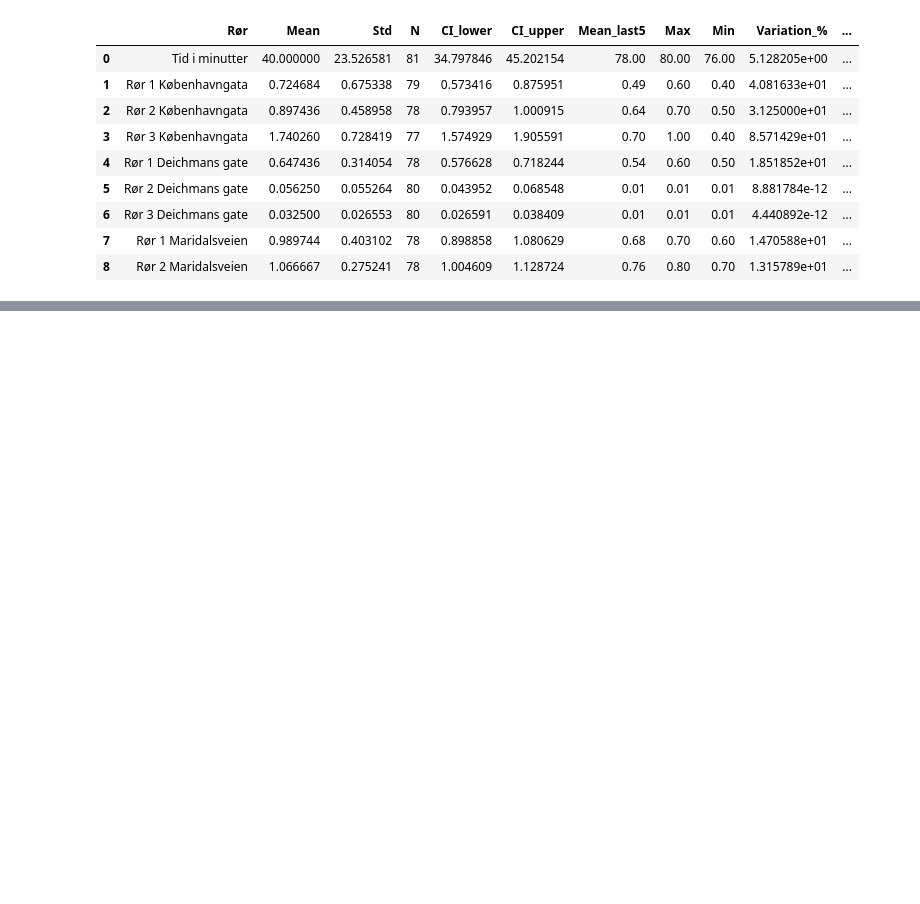
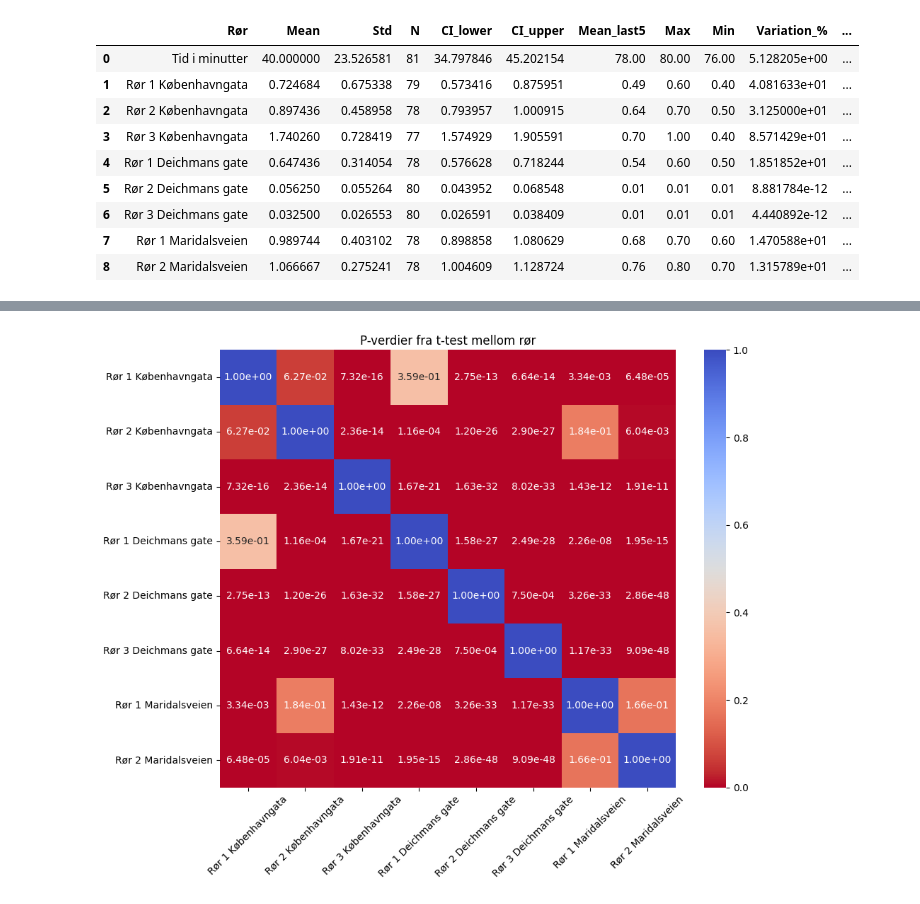
Before and after one commit to jsandtangen/Bachelor, a Jupyter notebook: notebook.ipynb, the cells around one changed output, grey strips where cells are left out. Drawn from its saved outputs; the diff is of its cells as text; code cells hidden in the pictures; blank space fills up the shorter version.

```diff
--- a/notebook.ipynb
+++ b/notebook.ipynb
@@ -241,0 +287,36 @@ Samlet viser resultatene at lavpermeable masser (Deichmans gate) oppnår stabil
+# %%
+import pandas as pd
+import numpy as np
+import seaborn as sns
+import matplotlib.pyplot as plt
+
+# Lag liste over rør (uten tid)
+kolonner = [col for col in df_hastighet.columns if col != "Tid i minutter"]
+
+# Lag tom matrise
+p_matrix = pd.DataFrame(index=kolonner, columns=kolonner, dtype=float)
+
+from scipy.stats import ttest_ind
+
+# Fyll inn p-verdier
+for r1 in kolonner:
+    for r2 in kolonner:
+        if r1 == r2:
+            p_matrix.loc[r1, r2] = 1
+        else:
+            data1 = df_hastighet[r1].dropna()
+            data2 = df_hastighet[r2].dropna()
+            _, p_val = ttest_ind(data1, data2, equal_var=False)
+            p_matrix.loc[r1, r2] = p_val
+
+# Plot
+plt.figure(figsize=(10, 8))
+sns.heatmap(p_matrix.astype(float), annot=True, fmt=".2e", cmap="coolwarm_r")
+
+plt.title("P-verdier fra t-test mellom rør")
+plt.xticks(rotation=45)
+plt.yticks(rotation=0)
+plt.tight_layout()
+plt.show()
+# %% [output]
+[figure, added]
```
Also changed, not shown: parts of 6 cells of this notebook.
